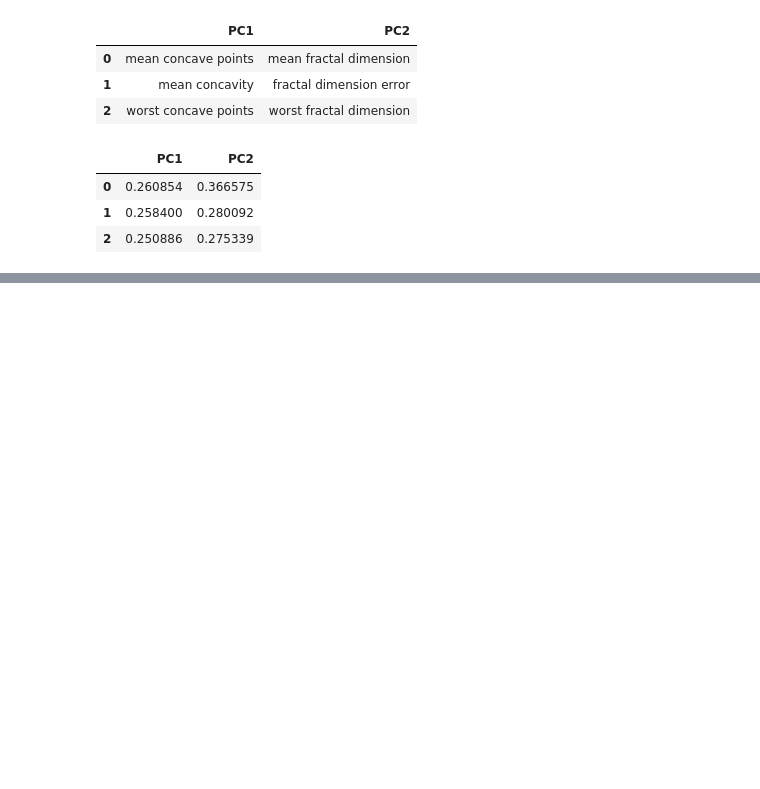
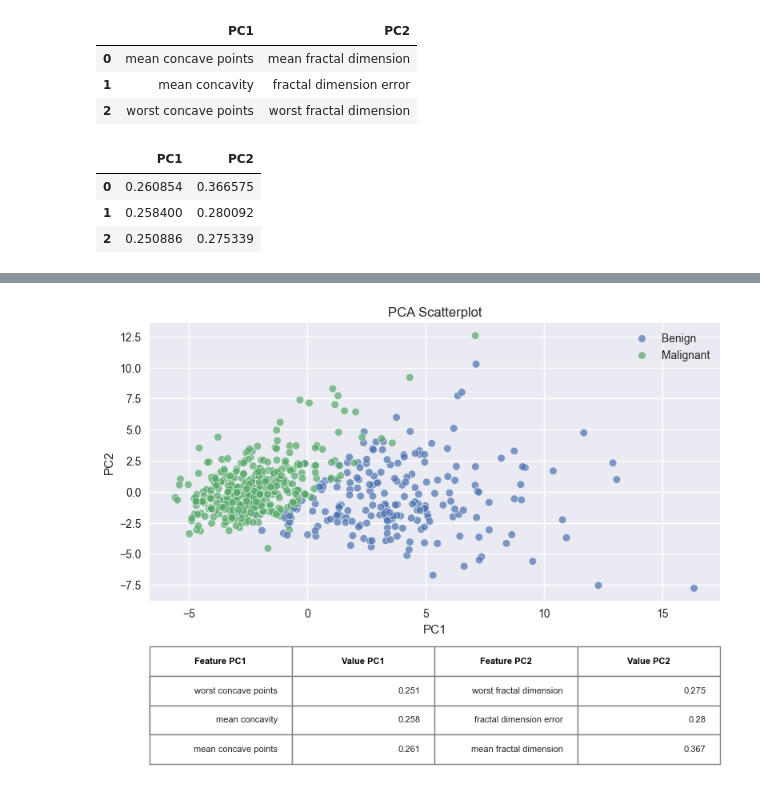
Before and after one commit to BasselD/ai-ml-training, a Jupyter notebook: 04_machine_learning/unsupervised_learning/dimensionality_reduction_pca.ipynb, the cells around one changed output, grey strips where cells are left out. Saved outputs shown, nothing was run; the diff lists cells and outputs as text; code cells hidden in the pictures; blank space fills up the shorter version.

```diff
--- a/04_machine_learning/unsupervised_learning/dimensionality_reduction_pca.ipynb
+++ b/04_machine_learning/unsupervised_learning/dimensionality_reduction_pca.ipynb
@@ -365,0 +427,9 @@ top_values
+# %%
+top_loadings = np.argsort(np.abs(pca_2_loadings), axis=1)[:, -3:]
+
+top_features = []
+for i in range(2):
+    features = [X.columns[j] for j in top_loadings[i]]
+    values = np.round(pca_2_loadings[i, top_loadings[i]],3)
+#    top_features = pd.DataFrame({'Feature': features, 'Value': values})
+    top_features.append(pd.DataFrame({'Feature': features, 'Value': values}))
@@ -365,0 +452,29 @@ top_values
+# %%
+fig, axs = plt.subplots(2, 1, figsize=(8, 6), gridspec_kw={'height_ratios': [3, 1]})
+
+# Scatterplot
+sns.scatterplot(x=X_scaled_2_pca[:,0], y=X_scaled_2_pca[:,1], hue=np.where(cancer_data['target']==0,'Benign', 'Malignant'), alpha=0.7, ax=axs[0])
+axs[0].set_title('PCA Scatterplot')
+axs[0].set_xlabel('PC1')
+axs[0].set_ylabel('PC2')
+
+
+# Table
+table_data = pd.concat([top_features[0], top_features[1]], axis=1)
+table_data.columns = ['Feature PC1', 'Value PC1', 'Feature PC2', 'Value PC2']
+axs[1].axis('off')
+axs[1].table(cellText=table_data.values, colLabels=table_data.columns, loc='center')
+
+# Format table --can be skipped
+table = axs[1].table(cellText=table_data.values, colLabels=table_data.columns, loc='center')
+table.set_fontsize(12)
+table.scale(1, 2)
+for (row, col), cell in table.get_celld().items():
+    if row == 0:
+        cell.set_text_props(weight='bold', color='black')
+    cell.set_linewidth(1)
+    cell.set_edgecolor('gray')
+
+plt.tight_layout()
+# %% [output]
+[figure, added]
```
Also changed, not shown: parts of 16 cells of this notebook, 41 other files.
